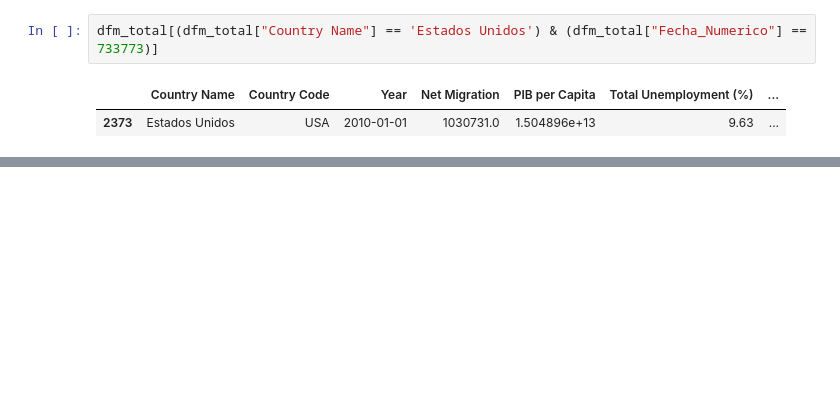
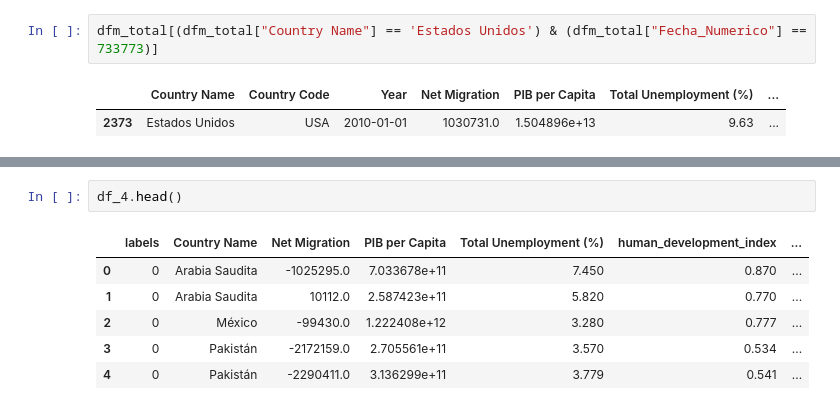
Before and after one commit to CharlyTrejo/DataScience-TeamProject, a Jupyter notebook: ML/ml_supervised_v2.ipynb, the cells around one changed output, grey strips where cells are left out. Drawn from its saved outputs; the diff is of its cells as text; blank space fills up the shorter version.

```diff
--- a/ML/ml_supervised_v2.ipynb
+++ b/ML/ml_supervised_v2.ipynb
@@ -164,0 +383,9 @@ dfm_total[(dfm_total["Country Name"] == 'Estados Unidos') & (dfm_total["Fecha_Nu
+# %%
+df_4.head()
+# %% [output]
+|  | labels | Country Name | Net Migration | PIB per Capita | Total Unemployment (%) | human_development_index | ... |
+| 0 | 0 | Arabia Saudita | -1025295.0 | 7.033678e+11 | 7.450 | 0.870 | ... |
+| 1 | 0 | Arabia Saudita | 10112.0 | 2.587423e+11 | 5.820 | 0.770 | ... |
+| 2 | 0 | México | -99430.0 | 1.222408e+12 | 3.280 | 0.777 | ... |
+| 3 | 0 | Pakistán | -2172159.0 | 2.705561e+11 | 3.570 | 0.534 | ... |
+| 4 | 0 | Pakistán | -2290411.0 | 3.136299e+11 | 3.779 | 0.541 | ... |
```
Also changed, not shown: parts of 12 cells of this notebook, 1 other file.
